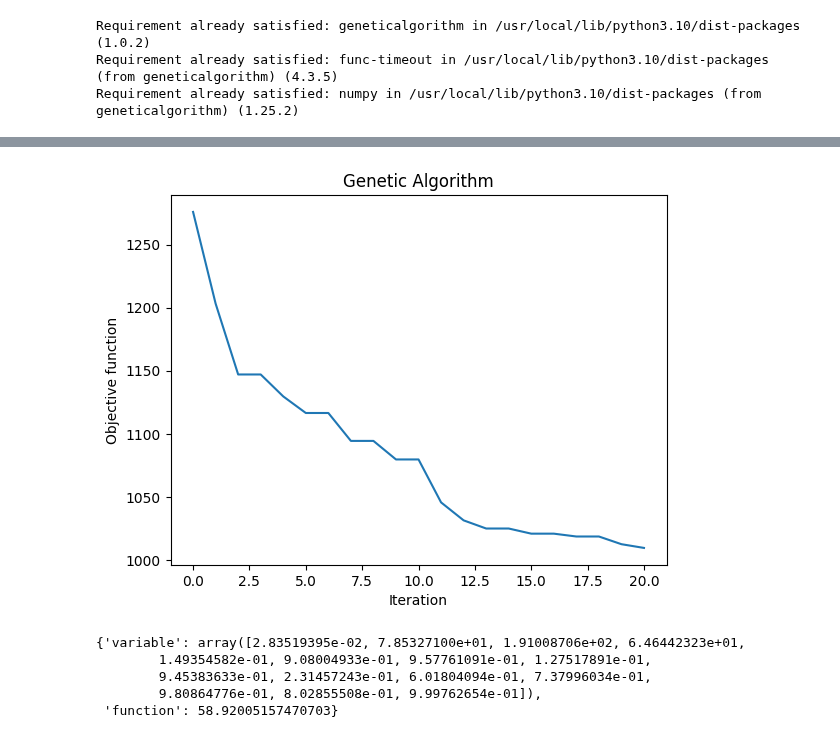
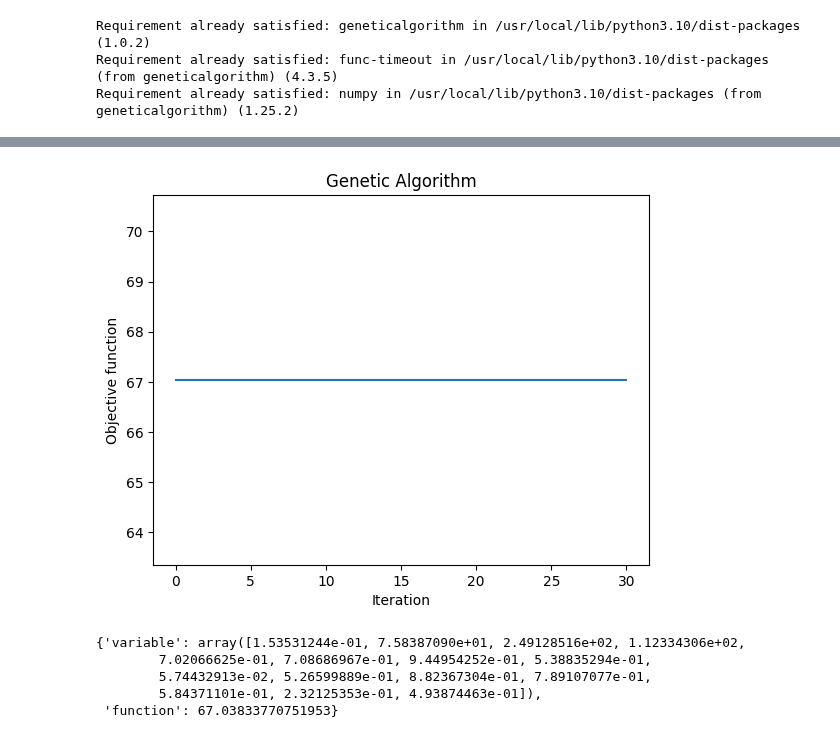
Before and after one commit to hanzlayyy/FYDP, a Jupyter notebook: FYDP_Notebook_V1_0.ipynb, the cells around one changed output, grey strips where cells are left out. Cells and saved outputs as stored; diff of their text form; code cells hidden in the pictures.

```diff
--- a/FYDP_Notebook_V1_0.ipynb
+++ b/FYDP_Notebook_V1_0.ipynb
@@ -497,29 +497,26 @@ Requirement already satisfied: func-timeout in /usr/local/lib/python3.10/dist-pa
 Requirement already satisfied: numpy in /usr/local/lib/python3.10/dist-packages (from geneticalgorithm) (1.25.2)
 # %%
 import xgboost as xgb
-dtrain = xgb.DMatrix(X_train, label=y_train)
-dtest = xgb.DMatrix(X_test, label=y_test)
+dtrain = xgb.DMatrix(X_train_scaled, label=y_train)
+dtest = xgb.DMatrix(X_test_scaled, label=y_test)
 
-# Define the parameters for the XGBoost model
 params = {
-    'booster': 'gbtree',  # Tree-based model
-    'objective': 'multi:softmax',  # Multiclass classification
-    'num_class': 3,  # Number of classes in the target variable
-    'eta': 0.3,  # Learning rate
-    'max_depth': 6,  # Maximum depth of a tree
-    'subsample': 0.8,  # Subsample ratio of the training instances
-    'colsample_bytree': 0.8,  # Subsample ratio of columns when constructing each tree
-    'eval_metric': 'mlogloss'  # Evaluation metric
+    'booster': 'gbtree',
+    'objective': 'reg:squarederror',
+    'eta': 0.1,
+    'max_depth': 5,
+    'subsample': 0.8,
+    'colsample_bytree': 0.8,
+    'eval_metric': 'rmse'
 }
 
-# Train the XGBoost model
 num_round = 100
-bst = xgb.train(params, dtrain, num_round)
+model = xgb.train(params, dtrain, num_round)
 
 # Make predictions on the test set
-preds = bst.predict(dtest)
+preds = model.predict(dtest)
 
 # Calculate accuracy
-accuracy = accuracy_score(y_test, preds)
-print(f'Accuracy: {accuracy * 100:.2f}%')
+r2_ = r2_score(y_test, preds)
+r2
 # %% [output]
@@ -531,14 +525,15 @@ Stack trace:
 from geneticalgorithm import geneticalgorithm as ga
 def obj_fun(solution):
     solution = np.array(solution).reshape(1, -1)  # Ensure input shape is (1, num_features)
-    prediction = bst.predict(solution)
-    return prediction[0][0]
+    dsolution = xgb.DMatrix(solution)
+    prediction = model.predict(dsolution)
+    return prediction[0]  # Return the predicted value
 # %%
 boundaries = np.array(X.describe().loc[["min","max"],:].T)
 #boundaries = np.array(X_train_scaled).T
 #boundaries = np.vstack((boundaries.min(axis=1), boundaries.max(axis=1))).T
-algorithm_param = {'max_num_iteration': 20,\
-                   'population_size':150,\
+algorithm_param = {'max_num_iteration': 30,\
+                   'population_size':250,\
                    'mutation_probability':0.02,\
                    'elit_ratio': 0.02,\
                    'crossover_probability': 0.8,\
@@ -568,10 +554,10 @@ ga_model.run()
-[figure, old version]
+[figure, new version]
 # %%
 result = ga_model.output_dict
 result
 # %% [output]
-{'variable': array([2.83519395e-02, 7.85327100e+01, 1.91008706e+02, 6.46442323e+01,
-        1.49354582e-01, 9.08004933e-01, 9.57761091e-01, 1.27517891e-01,
-        9.45383633e-01, 2.31457243e-01, 6.01804094e-01, 7.37996034e-01,
-        9.80864776e-01, 8.02855508e-01, 9.99762654e-01]),
- 'function': 58.92005157470703}
+{'variable': array([1.53531244e-01, 7.58387090e+01, 2.49128516e+02, 1.12334306e+02,
+        7.02066625e-01, 7.08686967e-01, 9.44954252e-01, 5.38835294e-01,
+        5.74432913e-02, 5.26599889e-01, 8.82367304e-01, 7.89107077e-01,
+        5.84371101e-01, 2.32125353e-01, 4.93874463e-01]),
+ 'function': 67.03833770751953}
```
Also changed, not shown: parts of 2 cells of this notebook.
